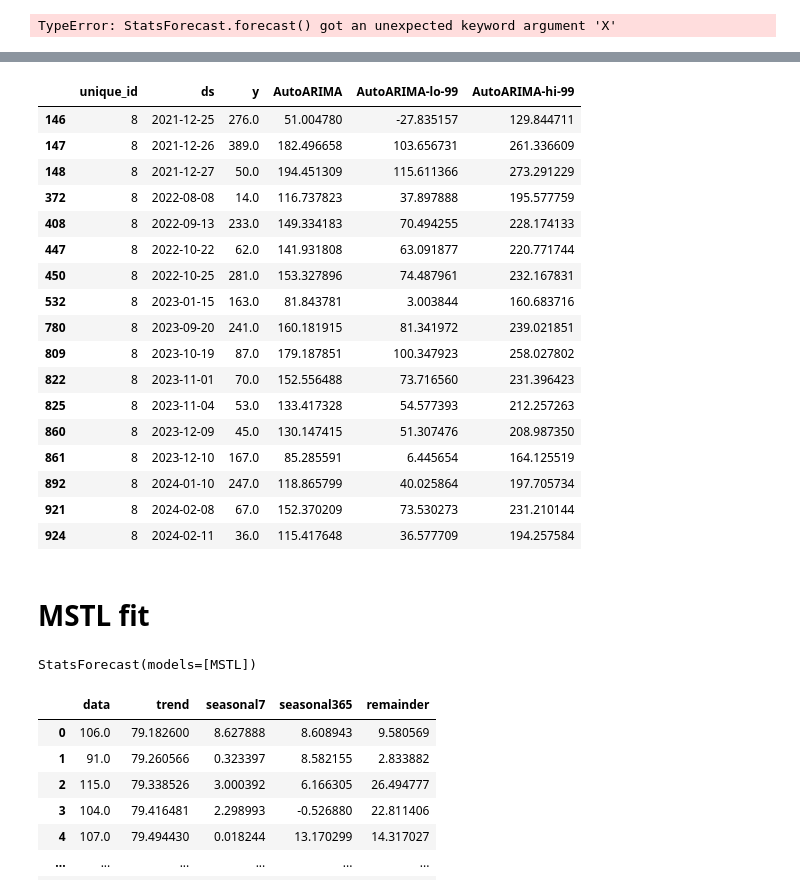
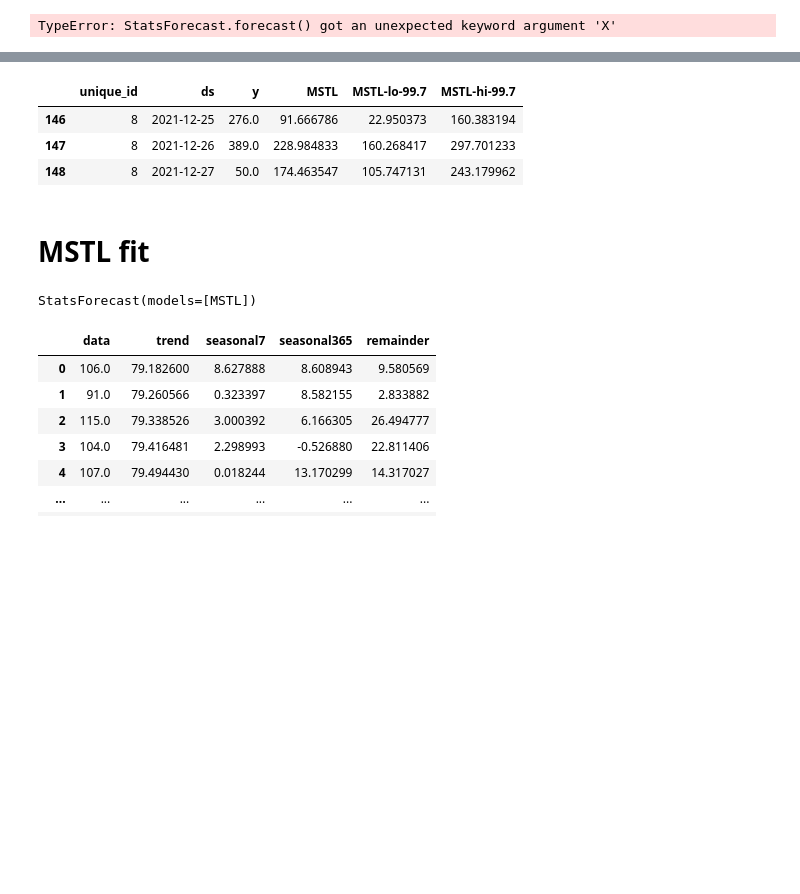
Before and after one commit to joanacarvalheiro/Seasonality, a Jupyter notebook: construcao_modelos/MSTL.ipynb, the cells around one changed output, grey strips where cells are left out. Cells and saved outputs as stored; diff of their text form; code cells hidden in the pictures; blank space fills up the shorter version.

```diff
--- a/construcao_modelos/MSTL.ipynb
+++ b/construcao_modelos/MSTL.ipynb
@@ -104,5 +83,5 @@ df_8_1
 # %%
-
+#feriados
 def calcular_feriados_portugal(anos, incluir_lisboa=False):
     feriados = []
 
@@ -125,6 +104,7 @@ def calcular_feriados_portugal(anos, incluir_lisboa=False):
         # Feriados Domingo de Páscoa
         pascoa = calcular_pascoa(ano)
         feriados += [
+            pascoa - timedelta(days=47), # Carnaval
             pascoa - timedelta(days=2),  # Sexta-feira Santa
             pascoa + timedelta(days=1),  # Segunda-feira de Páscoa
             pascoa + timedelta(days=60), # Corpo de Deus
@@ -170,0 +140,10 @@ df_daily_filled.head()
+# %%
+#fim de semana
+df_daily_filled['weekend'] = df_daily_filled.index.weekday.isin([5, 6]).astype(int)
+df_daily_filled['exog'] = ((df_daily_filled['holiday'] == 1) | (df_daily_filled['weekend'] == 1)).astype(int)
+# %%
+#com variavel exogena
+df_8_1 = df_daily_filled[['count_8', 'exog']].reset_index().assign(unique_id=8)
+df_8_1.columns = ['ds', 'y', 'X', 'unique_id']
+df_8_1 = df_8_1[['unique_id', 'ds', 'y', 'X']].query('ds < "2022-08-01"')
+df_8_1
@@ -171,7 +164,8 @@ df_daily_filled.head()
 # %% [markdown]
 # MSTL forecast
 # %%
-model = AutoARIMA(season_length=7)
+#model = AutoARIMA(season_length=7)
+model = MSTL(season_length=[7], trend_forecaster=AutoARIMA())
 
 sf = StatsForecast(
     models=[model],
@@ -190,7 +184,8 @@ future_exog = pd.DataFrame({
 future_exog['unique_id'] = 8
 
 # Realizar a previsão
-fcst = sf.forecast(df=df_8_1, X_df=future_exog, h=1, level=[99], fitted=True)
+levels=[99.7]
+fcst = sf.forecast(df=df_8_1, X_df=future_exog, h=1, level=levels, fitted=True)
 
 # Exibir as previsões
 print(fcst)
@@ -225,33 +220,19 @@ insample_forecasts.head()
 # %%
 # anomalies = insample_forecasts[~insample_forecasts['y'].between(insample_forecasts['MSTL-lo-99'], insample_forecasts['MSTL-hi-99'])]
 # anomalies
 anomalies = insample_forecasts[
     ~insample_forecasts['y'].between(
-        insample_forecasts['AutoARIMA-lo-99'],
-        insample_forecasts['AutoARIMA-hi-99']
+        insample_forecasts.iloc[:,4],
+        insample_forecasts.iloc[:,5]
     )
 ]
 
 anomalies
 # %% [output]
-|  | unique_id | ds | y | AutoARIMA | AutoARIMA-lo-99 | AutoARIMA-hi-99 |
-| 146 | 8 | 2021-12-25 | 276.0 | 51.004780 | -27.835157 | 129.844711 |
-| 147 | 8 | 2021-12-26 | 389.0 | 182.496658 | 103.656731 | 261.336609 |
-| 148 | 8 | 2021-12-27 | 50.0 | 194.451309 | 115.611366 | 273.291229 |
-| 372 | 8 | 2022-08-08 | 14.0 | 116.737823 | 37.897888 | 195.577759 |
-| 408 | 8 | 2022-09-13 | 233.0 | 149.334183 | 70.494255 | 228.174133 |
-| 447 | 8 | 2022-10-22 | 62.0 | 141.931808 | 63.091877 | 220.771744 |
-| 450 | 8 | 2022-10-25 | 281.0 | 153.327896 | 74.487961 | 232.167831 |
-| 532 | 8 | 2023-01-15 | 163.0 | 81.843781 | 3.003844 | 160.683716 |
-| 780 | 8 | 2023-09-20 | 241.0 | 160.181915 | 81.341972 | 239.021851 |
-| 809 | 8 | 2023-10-19 | 87.0 | 179.187851 | 100.347923 | 258.027802 |
-| 822 | 8 | 2023-11-01 | 70.0 | 152.556488 | 73.716560 | 231.396423 |
-| 825 | 8 | 2023-11-04 | 53.0 | 133.417328 | 54.577393 | 212.257263 |
-| 860 | 8 | 2023-12-09 | 45.0 | 130.147415 | 51.307476 | 208.987350 |
-| 861 | 8 | 2023-12-10 | 167.0 | 85.285591 | 6.445654 | 164.125519 |
-| 892 | 8 | 2024-01-10 | 247.0 | 118.865799 | 40.025864 | 197.705734 |
-| 921 | 8 | 2024-02-08 | 67.0 | 152.370209 | 73.530273 | 231.210144 |
-| 924 | 8 | 2024-02-11 | 36.0 | 115.417648 | 36.577709 | 194.257584 |
+|  | unique_id | ds | y | MSTL | MSTL-lo-99.7 | MSTL-hi-99.7 |
+| 146 | 8 | 2021-12-25 | 276.0 | 91.666786 | 22.950373 | 160.383194 |
+| 147 | 8 | 2021-12-26 | 389.0 | 228.984833 | 160.268417 | 297.701233 |
+| 148 | 8 | 2021-12-27 | 50.0 | 174.463547 | 105.747131 | 243.179962 |
 # %%
 plot_series(forecasts_df=insample_forecasts, level=levels, plot_anomalies=True, engine='plotly')
 # %% [markdown]
```
Also changed, not shown: parts of 5 cells of this notebook.
